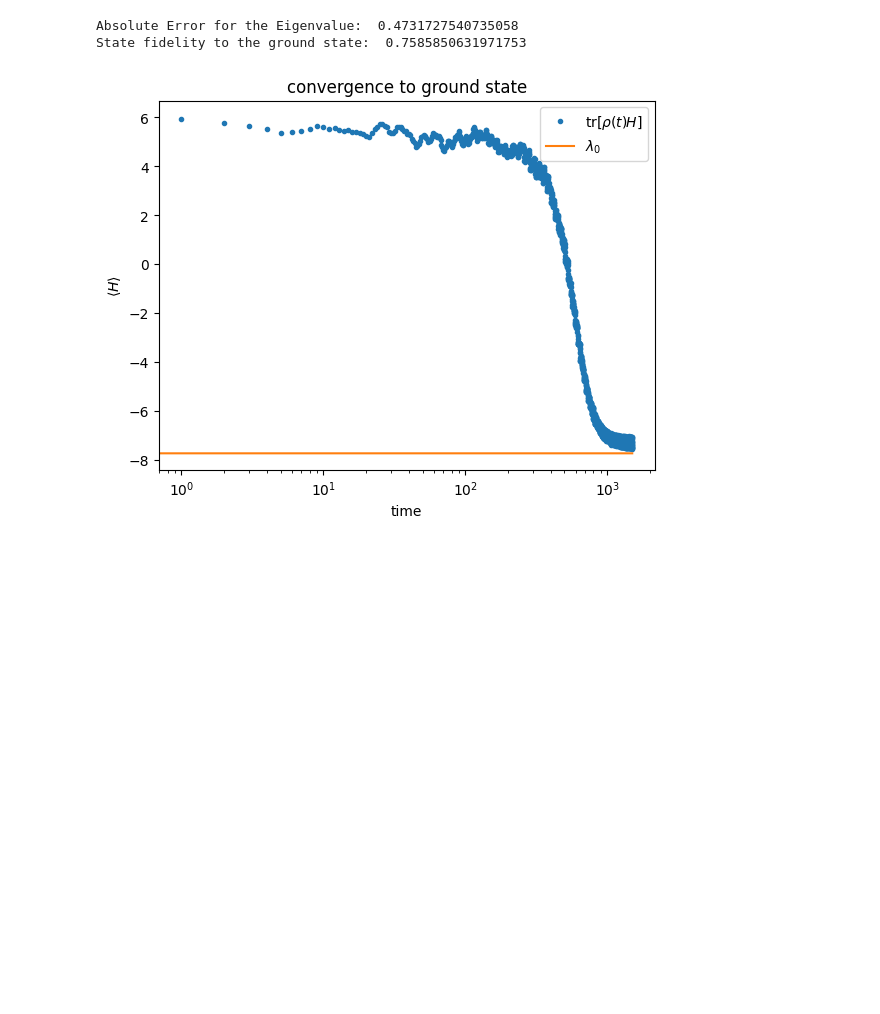
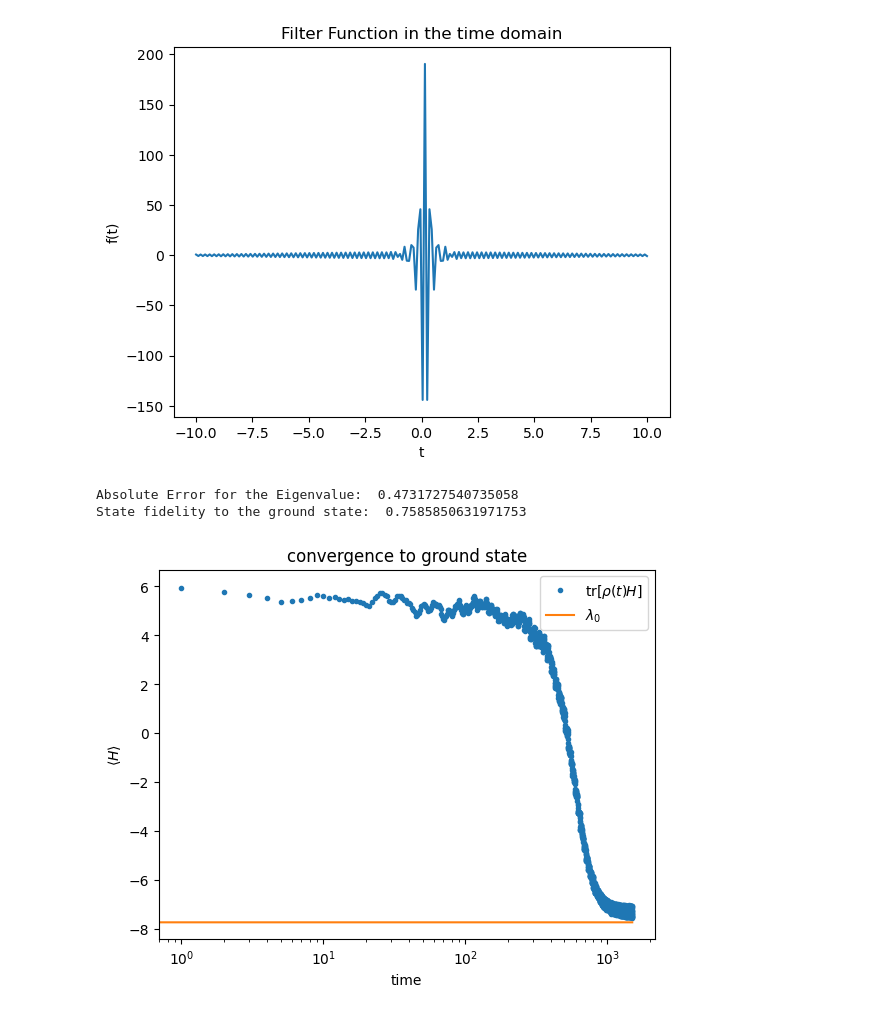
Before and after one commit to erenaykrcn/qetu, a Jupyter notebook: examples/TFIM/TFIM_L6.ipynb, the cells around one changed output. Saved outputs shown, nothing was run; the diff lists cells and outputs as text; code cells hidden in the pictures; blank space fills up the shorter version.

```diff
--- a/examples/TFIM/TFIM_L6.ipynb
+++ b/examples/TFIM/TFIM_L6.ipynb
@@ -55,3 +55,14 @@ plt.show()
+# %%
+f = list(np.fft.fft(fhat(wlist)))
+f = f[500:] + f[:500]
+t = np.linspace(-10, 10, 200)
+plt.plot(t, f[400:600])
+plt.title("Filter Function in the time domain")
+plt.xlabel("t")
+plt.ylabel("f(t)")
+plt.savefig("f.pdf")
+# %% [output]
+[figure, added]
 # %%
 from qiskit.quantum_info import state_fidelity
 
```
Also changed, not shown: parts of 3 cells of this notebook, 19 other files.
